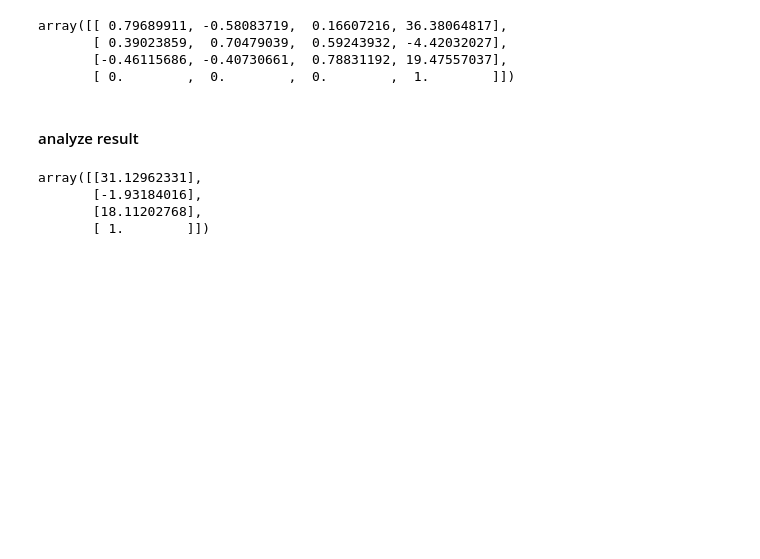
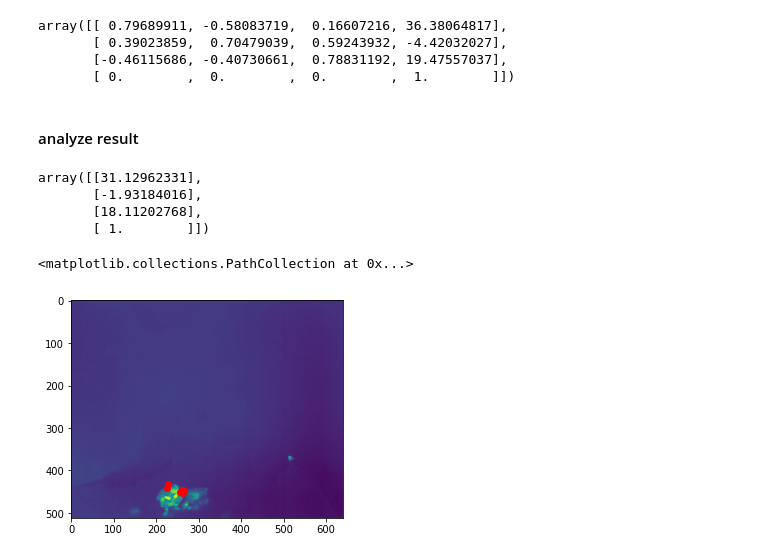
Before and after one commit to ushichka/dmcp, a Jupyter notebook: notebooks/pick_ground_truth_points.ipynb, the cells around one changed output. Drawn from its saved outputs; the diff is of its cells as text; code cells hidden in the pictures; blank space fills up the shorter version.

```diff
--- a/notebooks/pick_ground_truth_points.ipynb
+++ b/notebooks/pick_ground_truth_points.ipynb
@@ -209,3 +209,13 @@ array([[31.12962331],
        [-1.93184016],
        [18.11202768],
        [ 1.        ]])
+# %%
+reprojs = P_trans @ p_world_hat.T
+reprojs = reprojs.T
+reprojs = np.array([ reprojs[:,0] / reprojs[:,-1], reprojs[:,1] / reprojs[:,-1]  ]).T
+
+plt.imshow(imIm, origin="upper")
+plt.scatter(reprojs[:,0],reprojs[:,1],color="red")
+# %% [output]
+<matplotlib.collections.PathCollection at 0x...>
+[figure, added]
```
Also changed, not shown: parts of 4 cells of this notebook, 12 other files.
